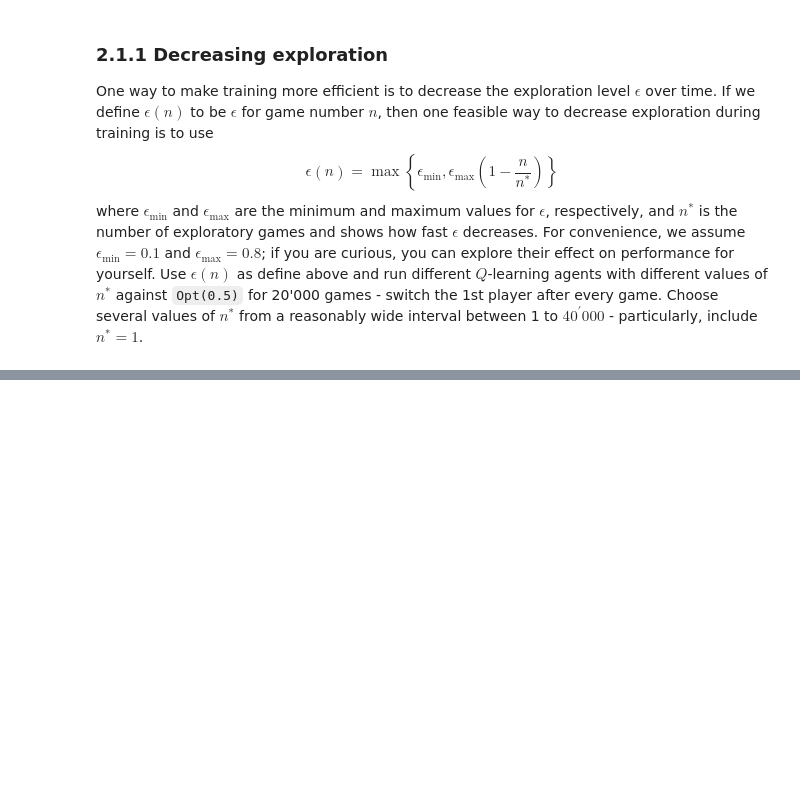
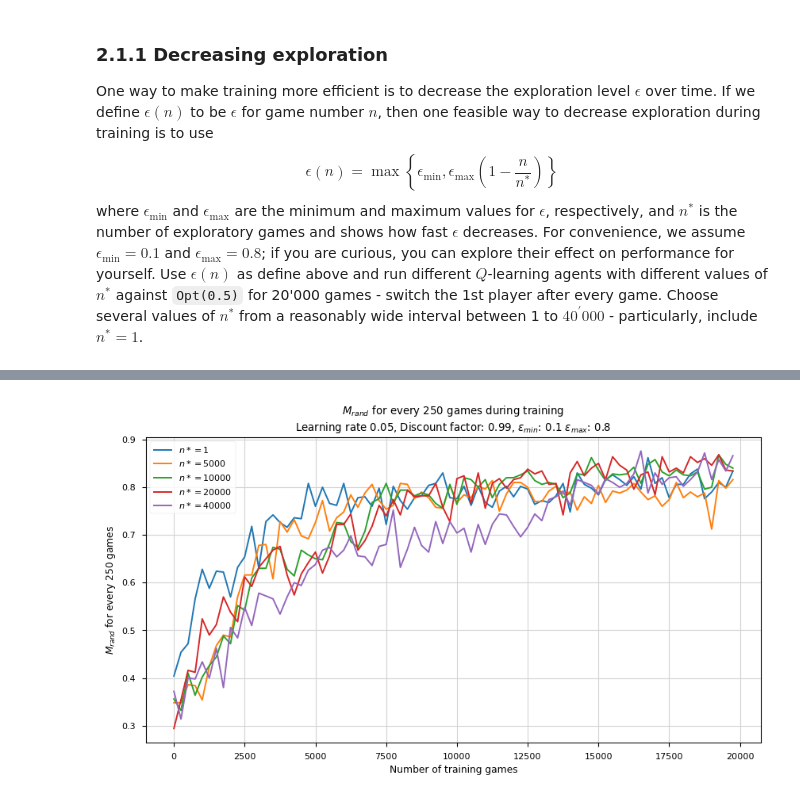
Before and after one commit to albertaillet/Miniproject1, a Jupyter notebook: Q-learning.ipynb, the cells around one changed output, grey strips where cells are left out. Cells and saved outputs as stored; diff of their text form; code cells hidden in the pictures; blank space fills up the shorter version.

```diff
--- a/Q-learning.ipynb
+++ b/Q-learning.ipynb
@@ -286,0 +298,15 @@ plt.show()
+# %%
+plt.rcParams.update(plt.rcParamsDefault)
+plt.style.use('seaborn-paper')
+
+plt.figure(figsize=(10, 5))
+for n_star, m_rand_list in sorted(m_rand_dict.items()):
+    plt.plot(np.arange(0, num_trained_games, 250), m_rand_list, "-", label=f"$n*={n_star}$")
+plt.title("$M_{rand}$" + f" for every 250 games during training\nLearning rate {alpha:.2f}, Discount factor: {gamma:.2f},"+" $\epsilon_{min}$: "+str(epsilon_min)+" $\epsilon_{max}$: "+str(epsilon_max))
+plt.ylabel("$M_{rand}$ for every 250 games")
+plt.xlabel("Number of training games")
+plt.legend()
+plt.grid(color="lightgrey")
+plt.show()
+# %% [output]
+[figure, added]
```
Also changed, not shown: parts of 18 cells of this notebook, 2 other files.
